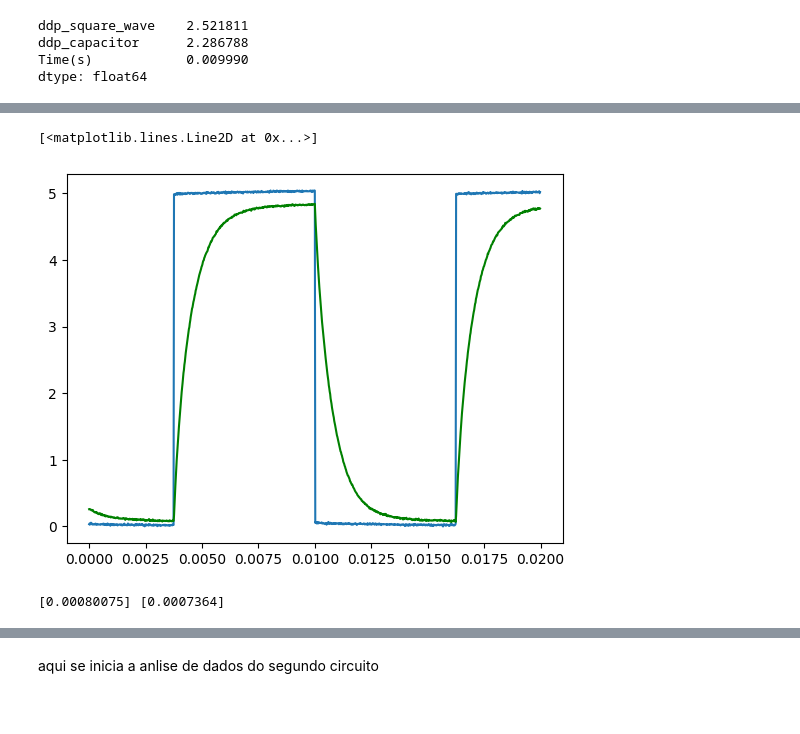
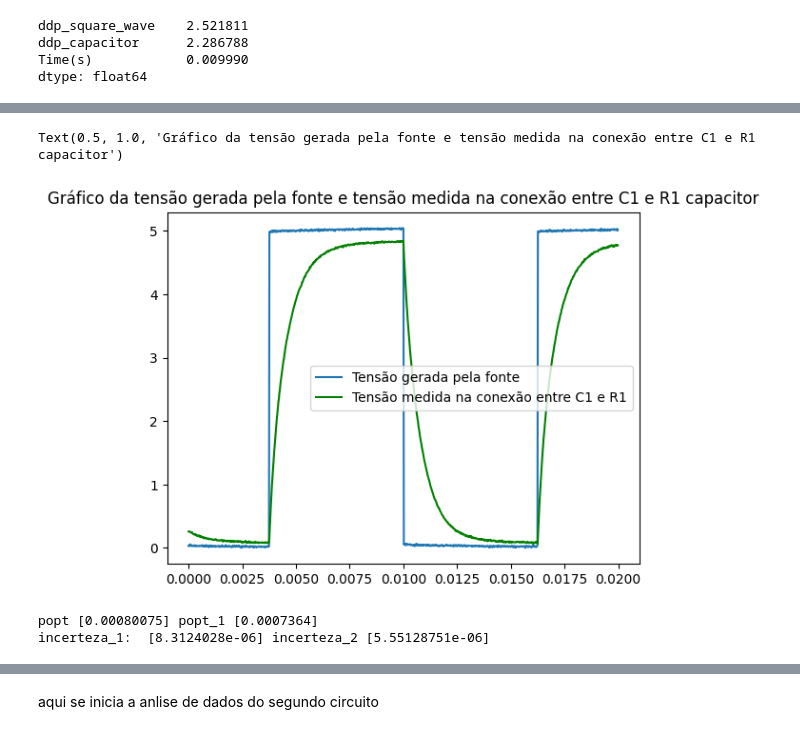
Before and after one commit to rick0110/LabFisica, a Jupyter notebook: pratica_2/data_analysis.ipynb, the cells around one changed output, grey strips where cells are left out. Cells and saved outputs as stored; diff of their text form; code cells hidden in the pictures.

```diff
--- a/pratica_2/data_analysis.ipynb
+++ b/pratica_2/data_analysis.ipynb
@@ -29,12 +29,14 @@ ch1 + ch2
 # %% [output]
 [interactive output not drawn]
 # %%
-import matplotlib.pyplot as plt
-plt.plot(data_df["Time(s)"], data_df["ddp_square_wave"], label="CH2")
-plt.plot(data_df["Time(s)"], data_df["ddp_capacitor"], label="CH1", color="green")
+
+plt.plot(data_df["Time(s)"], data_df["ddp_square_wave"], label="Tensão gerada pela fonte")
+plt.plot(data_df["Time(s)"], data_df["ddp_capacitor"], label="Tensão medida na conexão entre C1 e R1", color="green")
+plt.legend()
+plt.title('Gráfico da tensão gerada pela fonte e tensão medida na conexão entre C1 e R1 capacitor')
 # %% [output]
-[<matplotlib.lines.Line2D at 0x...>]
+Text(0.5, 1.0, 'Gráfico da tensão gerada pela fonte e tensão medida na conexão entre C1 e R1 capacitor')
-[figure, old version]
+[figure, new version]
 # %%
 def func(t, T):
     return 5*(1 - np.exp((-1/(T))*t))
@@ -50,6 +52,10 @@ x_data_1 = data_df['Time(s)'][(data_df["Time(s)"] > 0.0100010) & (data_df["Time(
 x_data_aj_1 = x_data_1 - x_data_1.min()
 y_data_1 = data_df.loc[x_data_1.index.tolist(), 'ddp_capacitor']
 popt_1, pcov_1 = curve_fit(func_1, x_data_aj_1, y_data_1)
-print(popt, popt_1)
+perr = np.sqrt(np.diag(pcov))
+perr_1 = np.sqrt(np.diag(pcov_1))
+print('popt', popt, 'popt_1', popt_1)
+print("incerteza_1: ", perr, 'incerteza_2',  perr_1)
 # %% [output]
-[0.00080075] [0.0007364]
+popt [0.00080075] popt_1 [0.0007364]
+incerteza_1:  [8.3124028e-06] incerteza_2 [5.55128751e-06]
```
Also changed, not shown: parts of 6 cells of this notebook, 5 other files.
